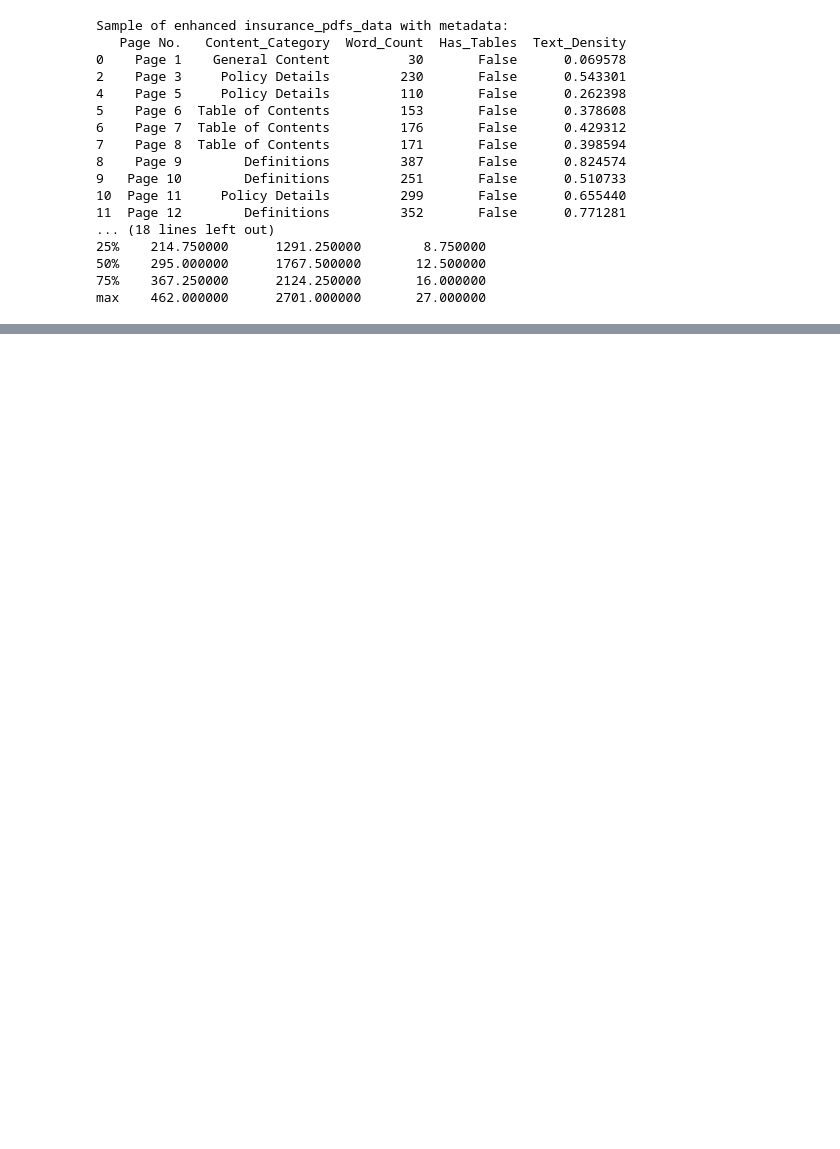
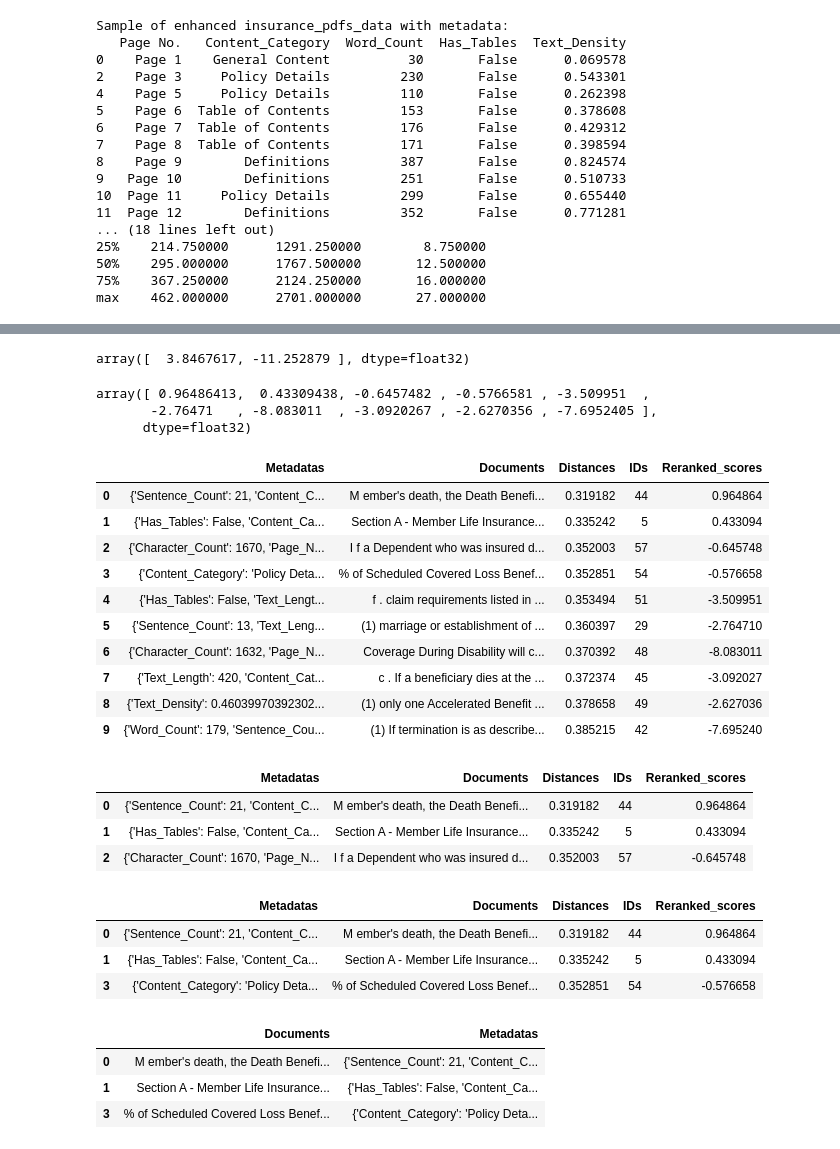
Before and after one commit to vinbaskaran/AI_projects, a Jupyter notebook: helpmate_ai.ipynb, the cells around one changed output, grey strips where cells are left out. Drawn from its saved outputs; the diff is of its cells as text; code cells hidden in the pictures; blank space fills up the shorter version.

```diff
--- a/helpmate_ai.ipynb
+++ b/helpmate_ai.ipynb
@@ -497,0 +406,6 @@ insurance_collection.add(
+# %%
+results = insurance_collection.query(
+query_texts=query,
+n_results=10
+)
+# results.items()
@@ -497,0 +506,4 @@ insurance_collection.add(
+# %%
+# Initialise the cross encoder model
+
+cross_encoder = CrossEncoder('cross-encoder/ms-marco-MiniLM-L-6-v2')
@@ -497,0 +521,54 @@ insurance_collection.add(
+# %%
+scores
+# %% [output]
+array([  3.8467617, -11.252879 ], dtype=float32)
+# %%
+# Input (query, response) pairs for each of the top 20 responses received from the semantic search to the cross encoder
+# Generate the cross_encoder scores for these pairs
+
+cross_inputs = [[query, response] for response in results_df['Documents']]
+cross_rerank_scores = cross_encoder.predict(cross_inputs)
+# %%
+cross_rerank_scores
+# %% [output]
+array([ 0.96486413,  0.43309438, -0.6457482 , -0.5766581 , -3.509951  ,
+       -2.76471   , -8.083011  , -3.0920267 , -2.6270356 , -7.6952405 ],
+      dtype=float32)
+# %%
+# Store the rerank_scores in results_df
+
+results_df['Reranked_scores'] = cross_rerank_scores
+# %%
+results_df
+# %% [output]
+|  | Metadatas | Documents | Distances | IDs | Reranked_scores |
+| 0 | {'Sentence_Count': 21, 'Content_C... | M ember's death, the Death Benefi... | 0.319182 | 44 | 0.964864 |
+| 1 | {'Has_Tables': False, 'Content_Ca... | Section A - Member Life Insurance... | 0.335242 | 5 | 0.433094 |
+| 2 | {'Character_Count': 1670, 'Page_N... | I f a Dependent who was insured d... | 0.352003 | 57 | -0.645748 |
+| 3 | {'Content_Category': 'Policy Deta... | % of Scheduled Covered Loss Benef... | 0.352851 | 54 | -0.576658 |
+| 4 | {'Has_Tables': False, 'Text_Lengt... | f . claim requirements listed in ... | 0.353494 | 51 | -3.509951 |
+| 5 | {'Sentence_Count': 13, 'Text_Leng... | (1) marriage or establishment of ... | 0.360397 | 29 | -2.764710 |
+| 6 | {'Character_Count': 1632, 'Page_N... | Coverage During Disability will c... | 0.370392 | 48 | -8.083011 |
+| 7 | {'Text_Length': 420, 'Content_Cat... | c . If a beneficiary dies at the ... | 0.372374 | 45 | -3.092027 |
+| 8 | {'Text_Density': 0.46039970392302... | (1) only one Accelerated Benefit ... | 0.378658 | 49 | -2.627036 |
+| 9 | {'Word_Count': 179, 'Sentence_Cou... | (1) If termination is as describe... | 0.385215 | 42 | -7.695240 |
+# %%
+# Return the top 3 results from semantic search
+
+top_3_semantic = results_df.sort_values(by='Distances')
+top_3_semantic[:3]
+# %% [output]
+|  | Metadatas | Documents | Distances | IDs | Reranked_scores |
+| 0 | {'Sentence_Count': 21, 'Content_C... | M ember's death, the Death Benefi... | 0.319182 | 44 | 0.964864 |
+| 1 | {'Has_Tables': False, 'Content_Ca... | Section A - Member Life Insurance... | 0.335242 | 5 | 0.433094 |
+| 2 | {'Character_Count': 1670, 'Page_N... | I f a Dependent who was insured d... | 0.352003 | 57 | -0.645748 |
+# %%
+# Return the top 3 results after reranking
+
+top_3_rerank = results_df.sort_values(by='Reranked_scores', ascending=False)
+top_3_rerank[:3]
+# %% [output]
+|  | Metadatas | Documents | Distances | IDs | Reranked_scores |
+| 0 | {'Sentence_Count': 21, 'Content_C... | M ember's death, the Death Benefi... | 0.319182 | 44 | 0.964864 |
+| 1 | {'Has_Tables': False, 'Content_Ca... | Section A - Member Life Insurance... | 0.335242 | 5 | 0.433094 |
+| 3 | {'Content_Category': 'Policy Deta... | % of Scheduled Covered Loss Benef... | 0.352851 | 54 | -0.576658 |
@@ -497,0 +577,7 @@ insurance_collection.add(
+# %%
+top_3_RAG
+# %% [output]
+|  | Documents | Metadatas |
+| 0 | M ember's death, the Death Benefi... | {'Sentence_Count': 21, 'Content_C... |
+| 1 | Section A - Member Life Insurance... | {'Has_Tables': False, 'Content_Ca... |
+| 3 | % of Scheduled Covered Loss Benef... | {'Content_Category': 'Policy Deta... |
```
Also changed, not shown: parts of 28 cells of this notebook.
